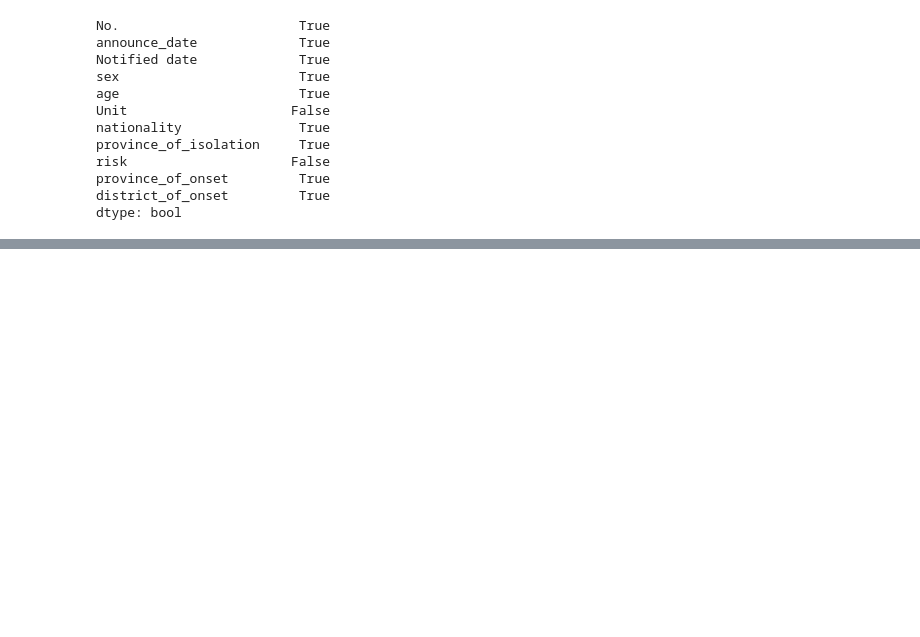
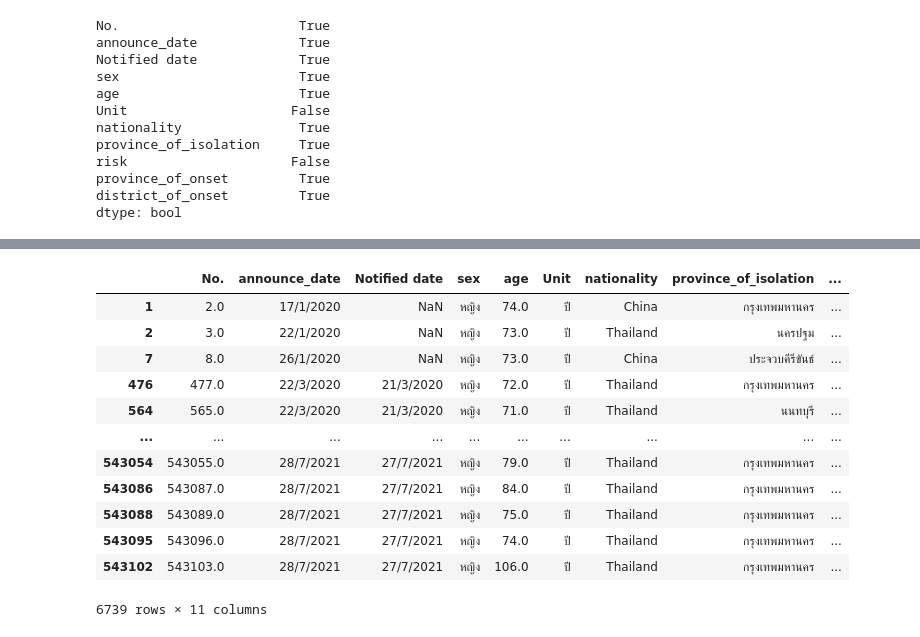
Before and after one commit to Chanakarn06/DWDM21, a Jupyter notebook: Data_Preprocessing(Chapter_3).ipynb, the cells around one changed output, grey strips where cells are left out. Saved outputs shown, nothing was run; the diff lists cells and outputs as text; code cells hidden in the pictures; blank space fills up the shorter version.

```diff
--- a/Data_Preprocessing(Chapter_3).ipynb
+++ b/Data_Preprocessing(Chapter_3).ipynb
@@ -352,0 +544,5 @@ dtype: bool
+# %%
+blist_age70up = data_cases2['age'] > 70
+# %%
+blist_female = data_cases2['sex'] == 'หญิง'
+blist_female
@@ -352,0 +579,16 @@ dtype: bool
+# %%
+data_cases2[blist_age70up & blist_female]
+# %% [output]
+|  | No. | announce_date | Notified date | sex | age | Unit | nationality | province_of_isolation | ... |
+| 1 | 2.0 | 17/1/2020 | NaN | หญิง | 74.0 | ปี | China | กรุงเทพมหานคร | ... |
+| 2 | 3.0 | 22/1/2020 | NaN | หญิง | 73.0 | ปี | Thailand | นครปฐม | ... |
+| 7 | 8.0 | 26/1/2020 | NaN | หญิง | 73.0 | ปี | China | ประจวบคีรีขันธ์ | ... |
+| 476 | 477.0 | 22/3/2020 | 21/3/2020 | หญิง | 72.0 | ปี | Thailand | กรุงเทพมหานคร | ... |
+| 564 | 565.0 | 22/3/2020 | 21/3/2020 | หญิง | 71.0 | ปี | Thailand | นนทบุรี | ... |
+| ... | ... | ... | ... | ... | ... | ... | ... | ... | ... |
+| 543054 | 543055.0 | 28/7/2021 | 27/7/2021 | หญิง | 79.0 | ปี | Thailand | กรุงเทพมหานคร | ... |
+| 543086 | 543087.0 | 28/7/2021 | 27/7/2021 | หญิง | 84.0 | ปี | Thailand | กรุงเทพมหานคร | ... |
+| 543088 | 543089.0 | 28/7/2021 | 27/7/2021 | หญิง | 75.0 | ปี | Thailand | กรุงเทพมหานคร | ... |
+| 543095 | 543096.0 | 28/7/2021 | 27/7/2021 | หญิง | 74.0 | ปี | Thailand | กรุงเทพมหานคร | ... |
+| 543102 | 543103.0 | 28/7/2021 | 27/7/2021 | หญิง | 106.0 | ปี | Thailand | กรุงเทพมหานคร | ... |
+6739 rows × 11 columns
```
Also changed, not shown: parts of 29 cells of this notebook.
